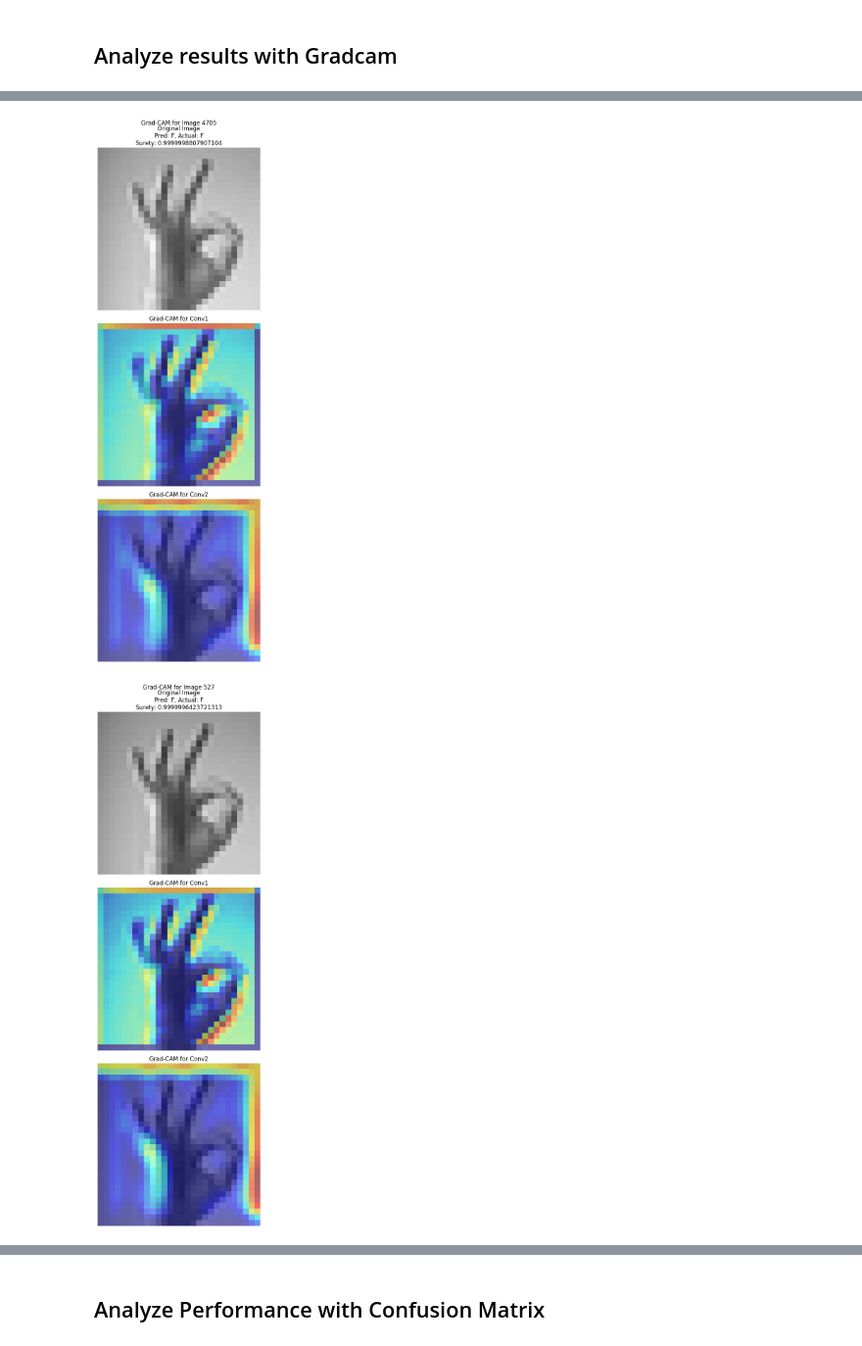
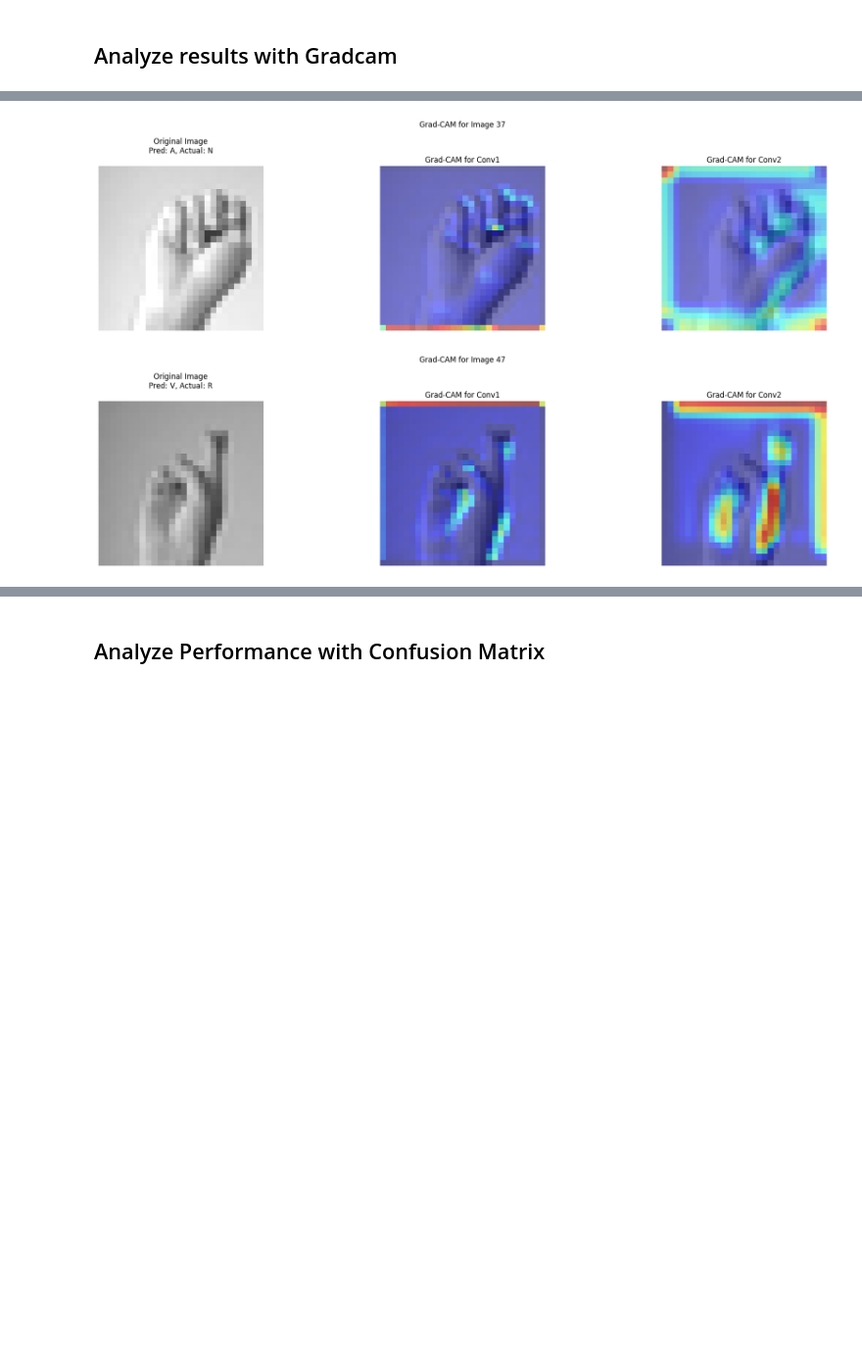
Before and after one commit to GehriJan/cnn-analyzation, a Jupyter notebook: sign_lang.ipynb, the cells around one changed output, grey strips where cells are left out. Shown: that part at 98% size. Cells and saved outputs as stored; diff of their text form; code cells hidden in the pictures; blank space fills up the shorter version.

Commit message:
add parameters guess and distinct

```diff
--- a/sign_lang.ipynb
+++ b/sign_lang.ipynb
@@ -293,10 +302,15 @@ import matplotlib.pyplot as plt
 import cv2
 from typing_extensions import Literal
 
+numberOfPictures = 7
+dataset: Literal["first", "surest", "unsurest"] = "first"
+guess: Literal["false", "right", "both"] = "false"
+distinct: bool = True
+
 # target layers for Grad-CAM
 target_layers = [layer for layer in model.modules() if isinstance(layer, nn.Conv2d)]
 
-def getNSurestUnsurest(n):
+def getSureties():
     sureties: list = []
     # get surety of each picture
     for img_idx in range(len(dataset_test)):
@@ -310,17 +324,19 @@ def getNSurestUnsurest(n):
         sureties[index] = (surety, index)
     # sort for surety and return first and last elements
     sureties = sorted(sureties, key=lambda item: item[0])
-    surest = reversed(sureties[len(sureties)-n:])
-    unsurest = sureties[:n]
-    return surest, unsurest
+    return sureties
 
-numberOfPictures = 7
 option2data = {
-    "first": list(map(lambda index: (None,index), range(numberOfPictures))),
-    "surest": getNSurestUnsurest(numberOfPictures)[0],
-    "unsurest": getNSurestUnsurest(numberOfPictures)[1],
+    "first": list(map(lambda index: (None,index), range(len(dataset_test)))),
+    "surest": reversed(getSureties()),
+    "unsurest": getSureties(),
 }
-for surety, img_idx in option2data["surest"]:
+n = 0
+literalsSoFar: list = []
+for surety, img_idx in option2data[dataset]:
+    if n == numberOfPictures:
+        break
+
     sample_img, sample_label = dataset_test[img_idx]
     sample_img = sample_img.unsqueeze(0).to(device)
     sample_img_pil = to_pil_image(sample_img[0].cpu())
@@ -335,37 +351,49 @@ for surety, img_idx in option2data["surest"]:
     # Set up the figure to display Grad-CAMs for each layer
     pred = labels_map[predicted_class]
     actual = labels_map[sample_label.item()]
-    # if pred == actual:
-    #     continue
-    fig, axes = plt.subplots(len(target_layers) + 1,1, figsize=(5, 16))
+
+    # Filter according to guess
+    if guess == "false" and pred==actual:
+        continue
+    elif guess == "right" and pred!=actual:
+        continue
+
+    # Filter for distinct
+    if distinct and actual in literalsSoFar:
+        continue
+    literalsSoFar.append(actual)
+
+    #fig, axes = plt.subplots(len(target_layers) + 1,1, figsize=(5, 16))
+    fig, axes = plt.subplots(1, len(target_layers) + 1, figsize=(20, 5))
     axes[0].imshow(rgb_image)
     axes[0].set_title(
         f"Original Image\nPred: {pred}, Actual: {actual}\n{f'Surety: {surety}' if surety!=None else ''}"
     )
     axes[0].axis("off")
 
     for idx, layer in enumerate(target_layers):
         cam = GradCAM(model=model, target_layers=[layer])
         grayscale_cam = cam(input_tensor=sample_img, targets=[ClassifierOutputTarget(predicted_class)])[0]
 
         # Resize the grayscale CAM to match the size of rgb_image
         grayscale_cam_resized = cv2.resize(grayscale_cam, (rgb_image.shape[1], rgb_image.shape[0]))
 
         # Expand CAM to 3 channels
         grayscale_cam_resized_3ch = np.repeat(grayscale_cam_resized[:, :, np.newaxis], 3, axis=2)
 
         # Generate overlay
         cam_image = show_cam_on_image(rgb_image, grayscale_cam_resized_3ch, use_rgb=True)
 
         # Display the CAM
         axes[idx + 1].imshow(cam_image)
         axes[idx + 1].set_title(f"Grad-CAM for Conv{idx + 1}")
         axes[idx + 1].axis("off")
 
     plt.suptitle(f"Grad-CAM for Image {img_idx + 1}")
     plt.tight_layout()
     plt.savefig(f"assets/image{img_idx}.png")
     plt.show()
+    n+=1
 # %% [output]
-[figure, old version]
+[figure, new version]
-[figure, old version]
+[figure, new version]
```
Also changed, not shown: parts of 3 cells of this notebook.
